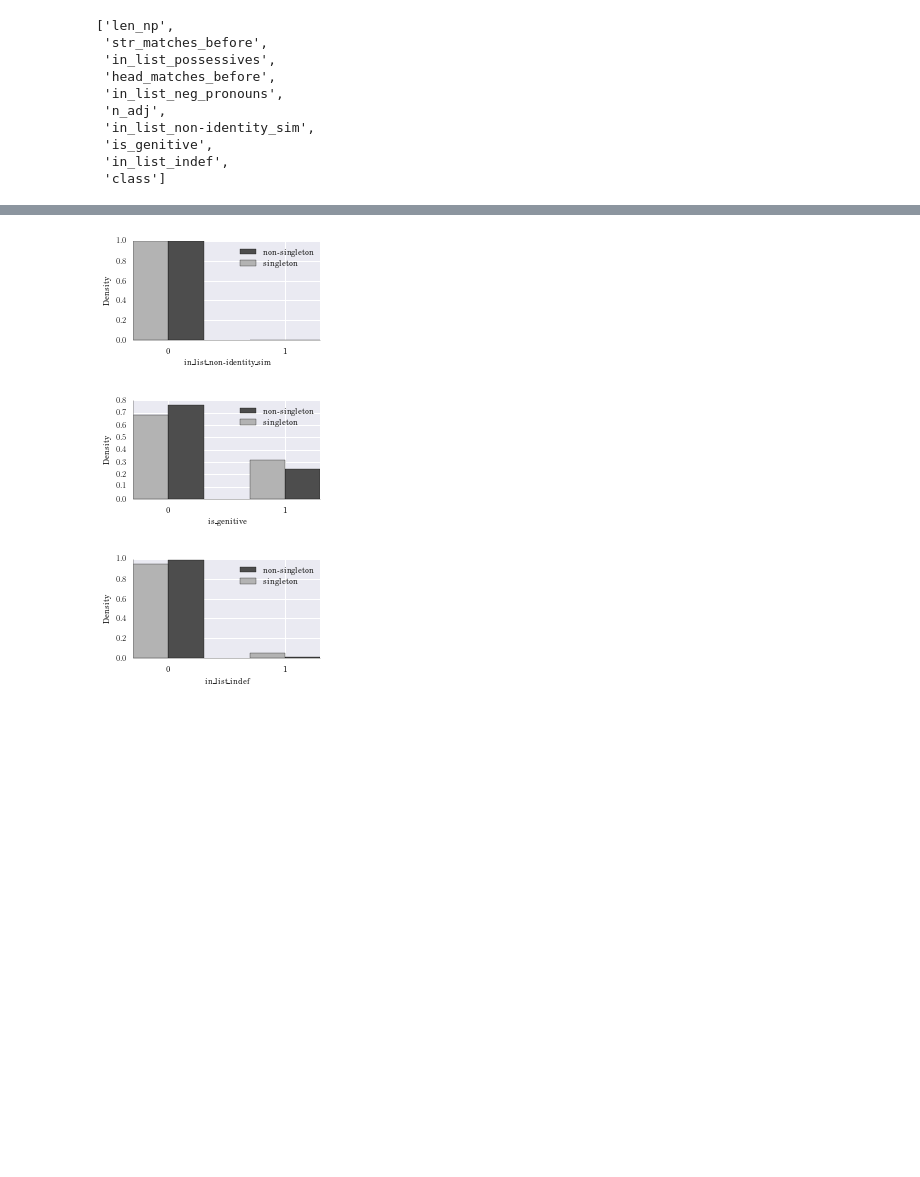
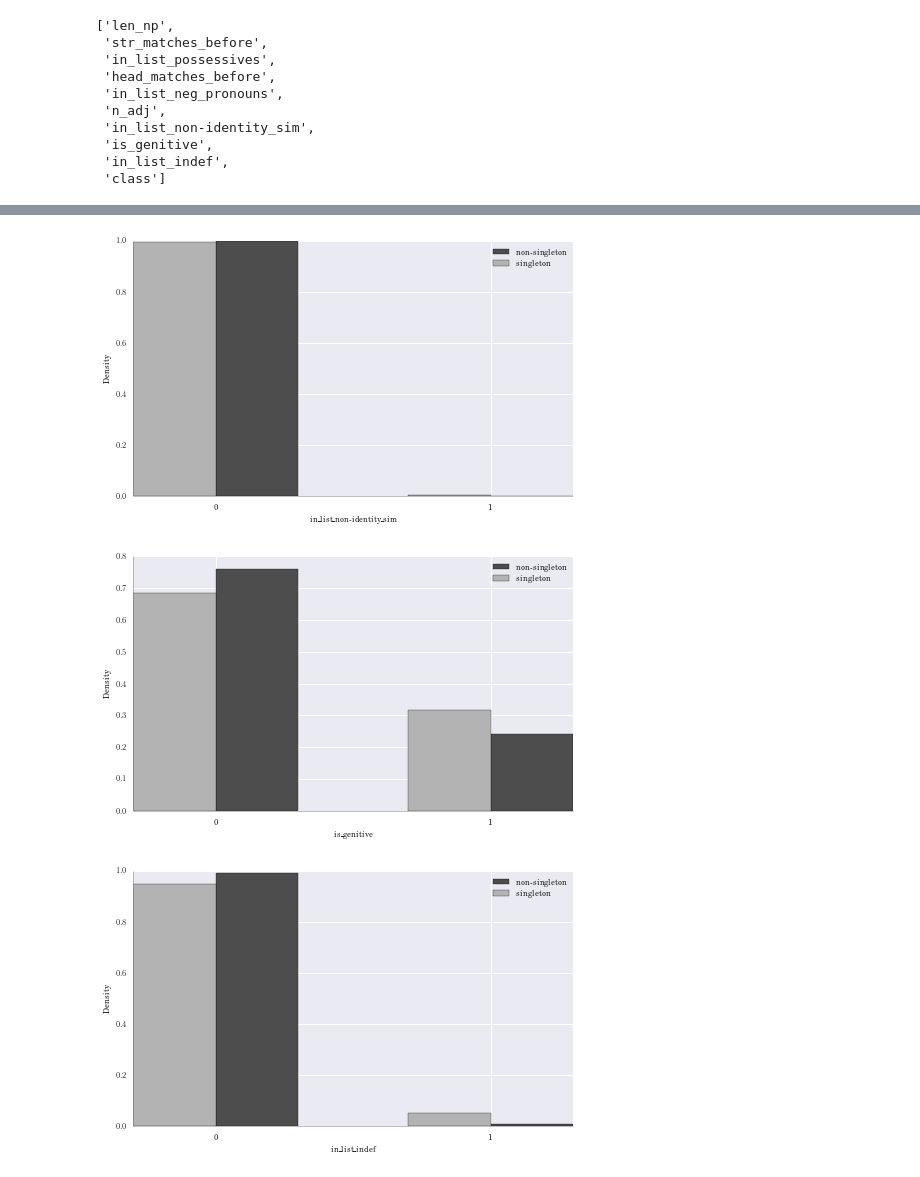
Before and after one commit to max-ionov/rucoref, a Jupyter notebook: notebooks/singletons.ipynb, the cells around one changed output, grey strips where cells are left out. Saved outputs shown, nothing was run; the diff lists cells and outputs as text; code cells hidden in the pictures; blank space fills up the shorter version.

Commit message:
Moved plotting to anaphoralib.experiments.utils; added learning curves for the experiments

```diff
--- a/notebooks/singletons.ipynb
+++ b/notebooks/singletons.ipynb
@@ -609,9 +544,11 @@ def plot_feat_distribution(distribution, class_names, x_label='Feature value', f
 # %%
 import os
 
+anaphoralib.experiments.utils.latexify(columns=2)
 for feat_name in feature_distributions:
     if feat_name == 'class':
         continue
-    plot_feat_distribution(feature_distributions[feat_name], singleton_clf.class_names_,
+    anaphoralib.experiments.utils.plot_feature_distribution(feature_distributions[feat_name], range(7),
+                                                            singleton_clf.class_names_,
                            x_label=feat_name.replace('_', '\\_'), filename=os.path.join('CLLS-2016', feat_name))
 # %% [output]
@@ -624,3 +561,3 @@ for feat_name in feature_distributions:
-[figure, old version]
+[figure, new version]
-[figure, old version]
+[figure, new version]
-[figure, old version]
+[figure, new version]
```
Also changed, not shown: parts of 11 cells of this notebook, 2 other files.
